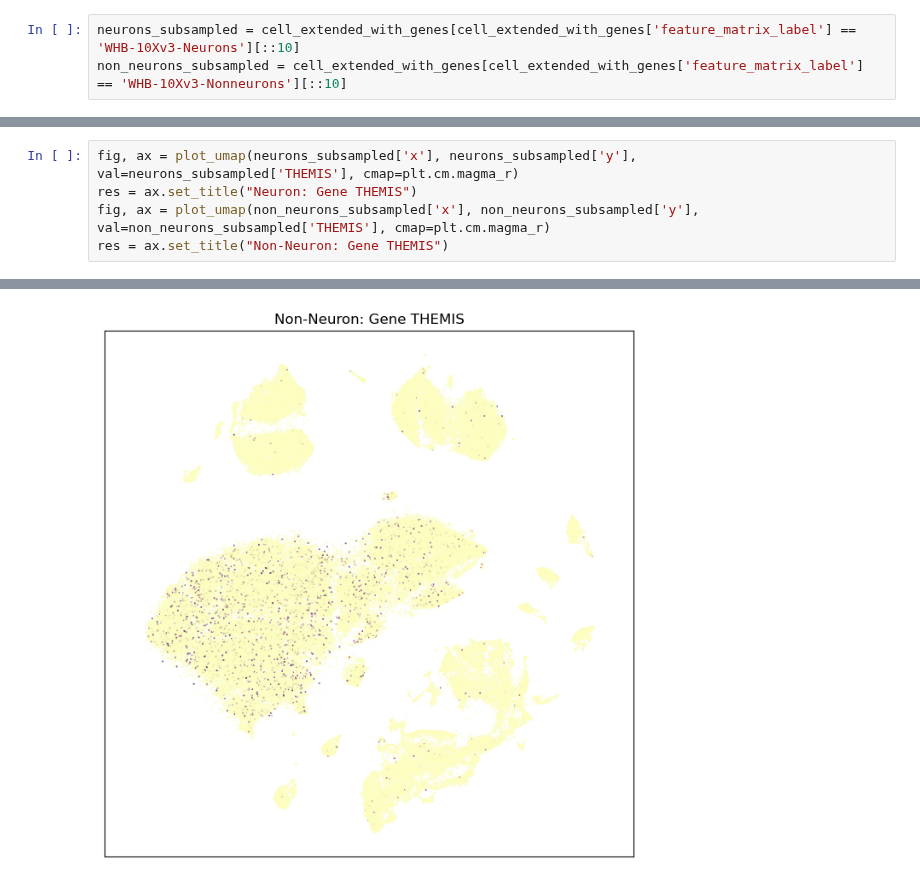
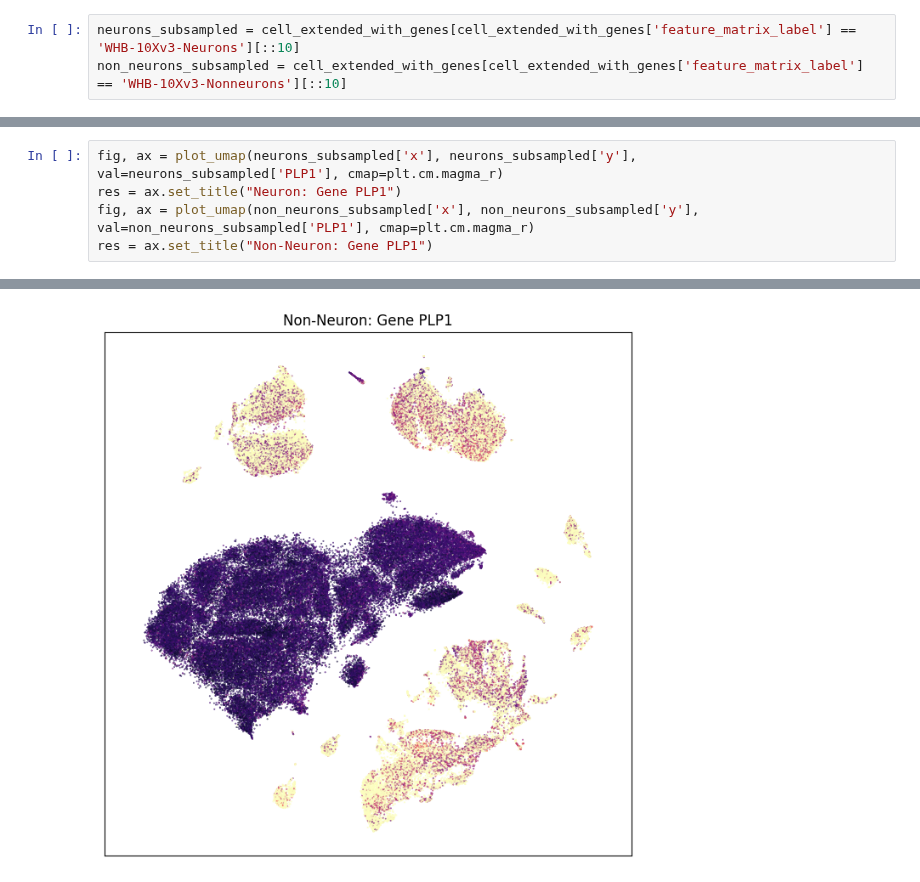
Before and after one commit to AllenInstitute/abc_atlas_access, a Jupyter notebook: notebooks/WHB-10x_snRNASeq_tutorial_part_2.ipynb, the cells around one changed output, grey strips where cells are left out. Drawn from its saved outputs; the diff is of its cells as text.

```diff
--- a/notebooks/WHB-10x_snRNASeq_tutorial_part_2.ipynb
+++ b/notebooks/WHB-10x_snRNASeq_tutorial_part_2.ipynb
@@ -233,6 +231,6 @@ res = ax.set_title("Non-Neuron: Gene PLVAP")
 # %%
-fig, ax = plot_umap(neurons_subsampled['x'], neurons_subsampled['y'], val=neurons_subsampled['THEMIS'], cmap=plt.cm.magma_r)
-res = ax.set_title("Neuron: Gene THEMIS")
-fig, ax = plot_umap(non_neurons_subsampled['x'], non_neurons_subsampled['y'], val=non_neurons_subsampled['THEMIS'], cmap=plt.cm.magma_r)
-res = ax.set_title("Non-Neuron: Gene THEMIS")
+fig, ax = plot_umap(neurons_subsampled['x'], neurons_subsampled['y'], val=neurons_subsampled['PLP1'], cmap=plt.cm.magma_r)
+res = ax.set_title("Neuron: Gene PLP1")
+fig, ax = plot_umap(non_neurons_subsampled['x'], non_neurons_subsampled['y'], val=non_neurons_subsampled['PLP1'], cmap=plt.cm.magma_r)
+res = ax.set_title("Non-Neuron: Gene PLP1")
 # %% [output]
@@ -240,2 +238,2 @@ res = ax.set_title("Non-Neuron: Gene THEMIS")
-[figure, old version]
+[figure, new version]
 # %%
```
Also changed, not shown: parts of 17 cells of this notebook, 19 other files.
